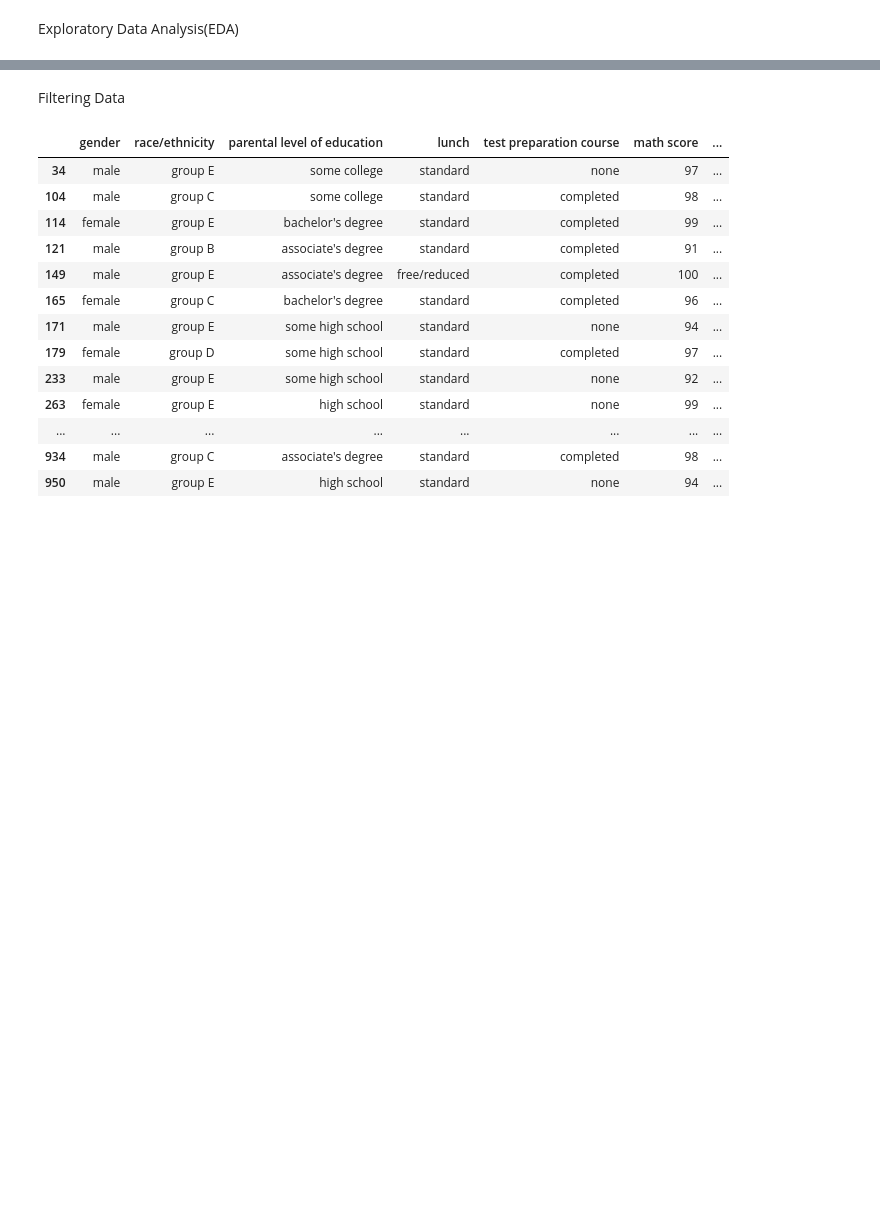
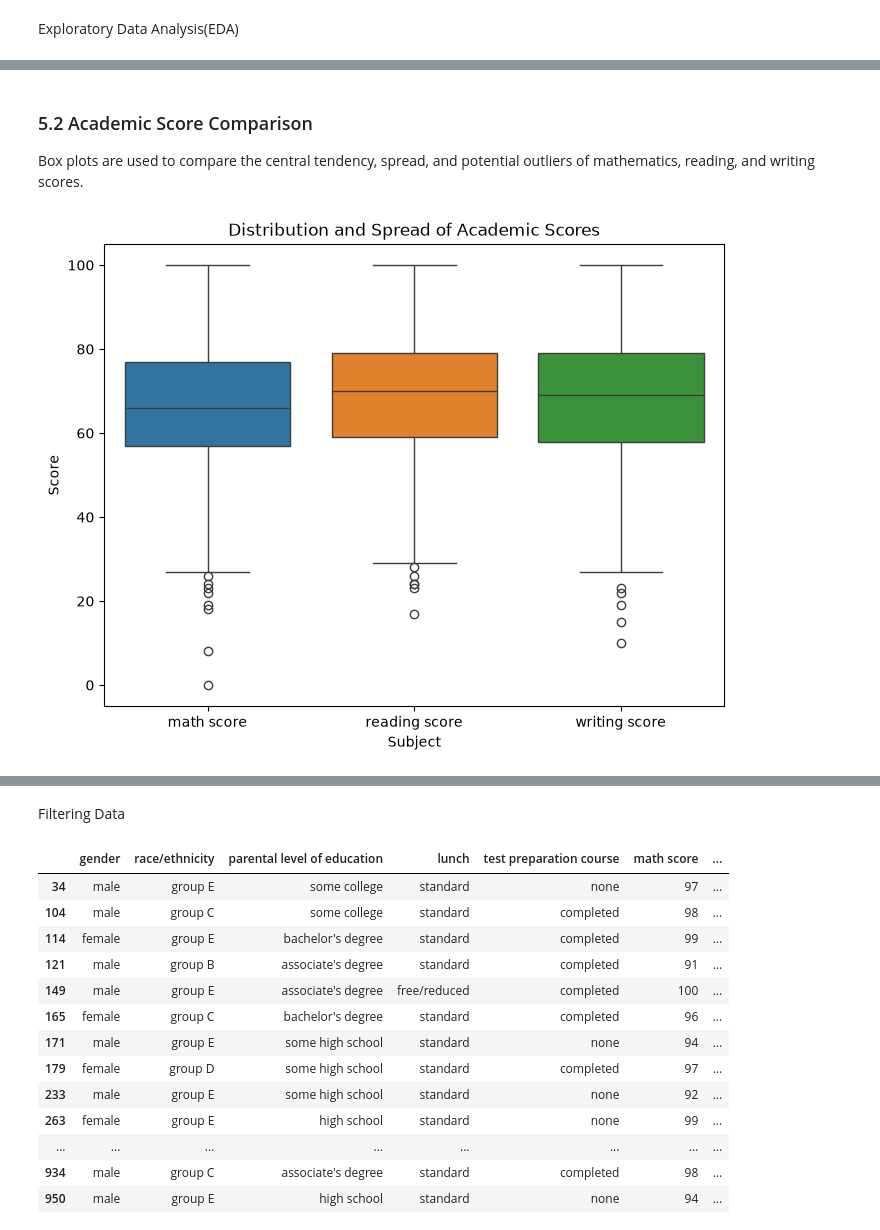
Before and after one commit to khushbu889/Student-Performance-Analytics, a Jupyter notebook: notebooks/student_performance_analysis.ipynb, the cells around one changed output, grey strips where cells are left out. Drawn from its saved outputs; the diff is of its cells as text; code cells hidden in the pictures; blank space fills up the shorter version.

```diff
--- a/notebooks/student_performance_analysis.ipynb
+++ b/notebooks/student_performance_analysis.ipynb
@@ -360,0 +335,17 @@ df.groupby('parental level of education')[['math score', 'reading score', 'writi
+# %% [markdown]
+### 5.2 Academic Score Comparison
+
+Box plots are used to compare the central tendency, spread, and potential outliers of mathematics, reading, and writing scores.
+# %%
+plt.figure(figsize=(8, 6))
+
+sns.boxplot(
+    data=df[['math score', 'reading score', 'writing score']]
+)
+
+plt.title('Distribution and Spread of Academic Scores')
+plt.xlabel('Subject')
+plt.ylabel('Score')
+plt.show()
+# %% [output]
+[figure, added]
```
Also changed, not shown: parts of 73 cells of this notebook.
